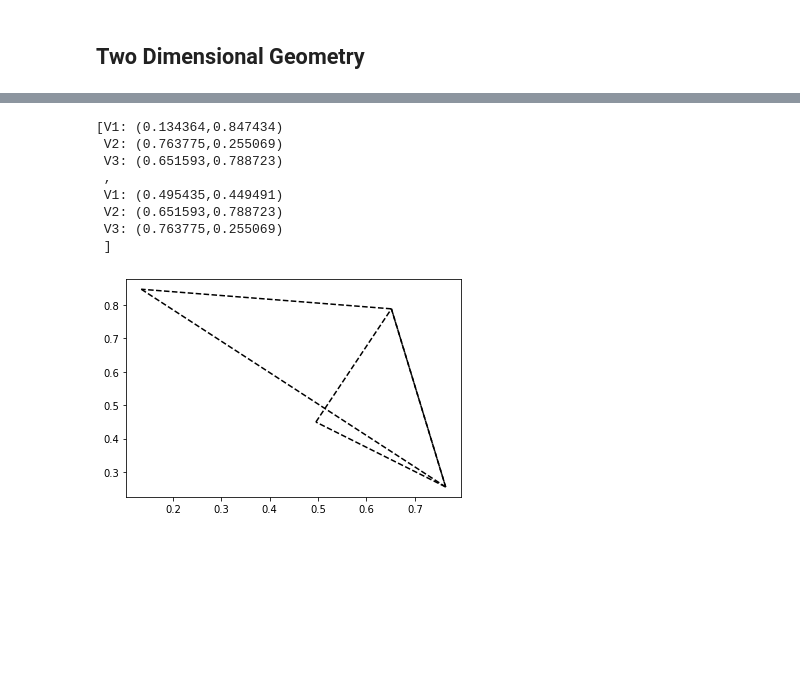
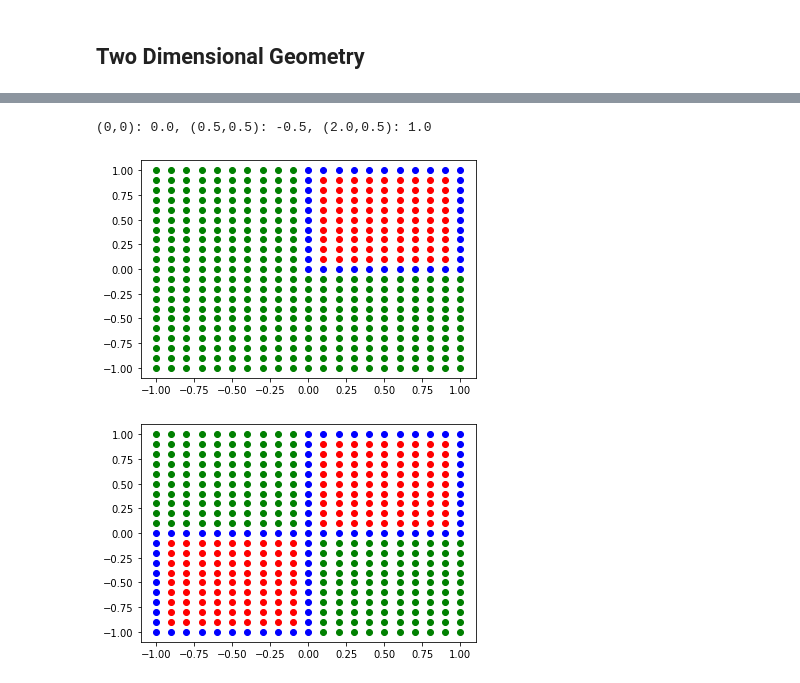
Before and after one commit to UZerbinati/Suite, a Jupyter notebook: Docs/Geo/Geometry2D.ipynb, the cells around one changed output, grey strips where cells are left out. Saved outputs shown, nothing was run; the diff lists cells and outputs as text; code cells hidden in the pictures; blank space fills up the shorter version.

```diff
--- a/Docs/Geo/Geometry2D.ipynb
+++ b/Docs/Geo/Geometry2D.ipynb
@@ -17,4 +10,0 @@ P = (0.0,1.0)
-# %%
-P = Point2D()
-P.Set([1.0,2.0]);
-P
@@ -65,13 +10,0 @@ SearchTriangle(Ts,T1)
-# %%
-from random import random,seed
-seed(1)
-N = 10;
-Ps = [];
-for k in range(N):
-    P = Point2D();
-    P.SetX(random());
-    P.SetY(random());
-    Ps = Ps + [P];
-PsX = [P.GetX() for P in Ps]
-PsY = [P.GetY() for P in Ps]
-plt.scatter(PsX,PsY)
@@ -81,17 +11,31 @@ plt.scatter(PsX,PsY)
-# %%
-Ts = Deluny(Ps)
-Ts
-# %% [output]
-[V1: (0.134364,0.847434)
- V2: (0.763775,0.255069)
- V3: (0.651593,0.788723)
- ,
- V1: (0.495435,0.449491)
- V2: (0.651593,0.788723)
- V3: (0.763775,0.255069)
- ]
-# %%
-DrawTriangle(Ts[0])
-DrawTriangle(Ts[1])
-# %% [output]
-[figure, removed]
+# %%
+Geo = Geometry(2);
+def distSquare(P):
+    """
+    y2 -> *----------*
+           |          |
+           |          |
+           |          |
+    y1 -> *----------*
+           ^          ^
+           |x1        |x2
+    """
+    x1 = 0; x2 = 1; y1 = 0; y2=1;
+    return max([P[0]-x2,x1-P[0],P[1]-y2,y1-P[1]])
+Geo.add(distSquare)
+print("(0,0): {}, (0.5,0.5): {}, (2.0,0.5): {}".format(
+        Geo.eval([0.0,0.0]),Geo.eval([0.5,0.5]),Geo.eval([2.0,0.5])));
+X = [k*0.1 for k in range(-10,11)];
+Y = [k*0.1 for k in range(-10,11)];
+for k in range(len(X)):
+    for n in range(len(Y)):
+        if Geo.eval([X[k],Y[n]])<-5e-2:
+            color = "red";
+        elif -5e-2<Geo.eval([X[k],Y[n]])<5e-2:
+            color = "blue";
+        else:
+            color = "green";
+        plt.scatter(X[k],Y[n],color=color)
+# %% [output]
+(0,0): 0.0, (0.5,0.5): -0.5, (2.0,0.5): 1.0
+[figure, added]
@@ -97,0 +56,14 @@ DrawTriangle(Ts[1])
+# %%
+X = [k*0.1 for k in range(-10,11)];
+Y = [k*0.1 for k in range(-10,11)];
+for k in range(-10,11):
+    for n in range(-10,11):
+        if Geo.eval([X[k],Y[n]])<0:
+            color = "red";
+        elif Geo.eval([X[k],Y[n]])==0:
+            color = "blue";
+        else:
+            color = "green";
+        plt.scatter(X[k],Y[n],color=color)
+# %% [output]
+[figure, added]
```
Also changed, not shown: parts of 18 cells of this notebook, 26 other files.
